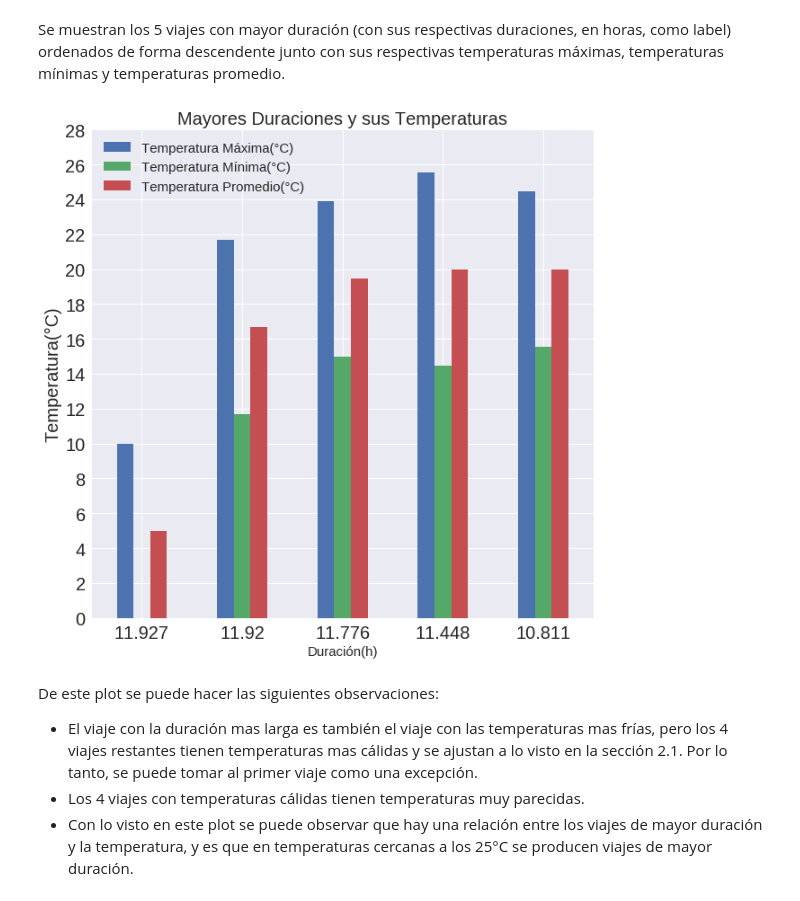
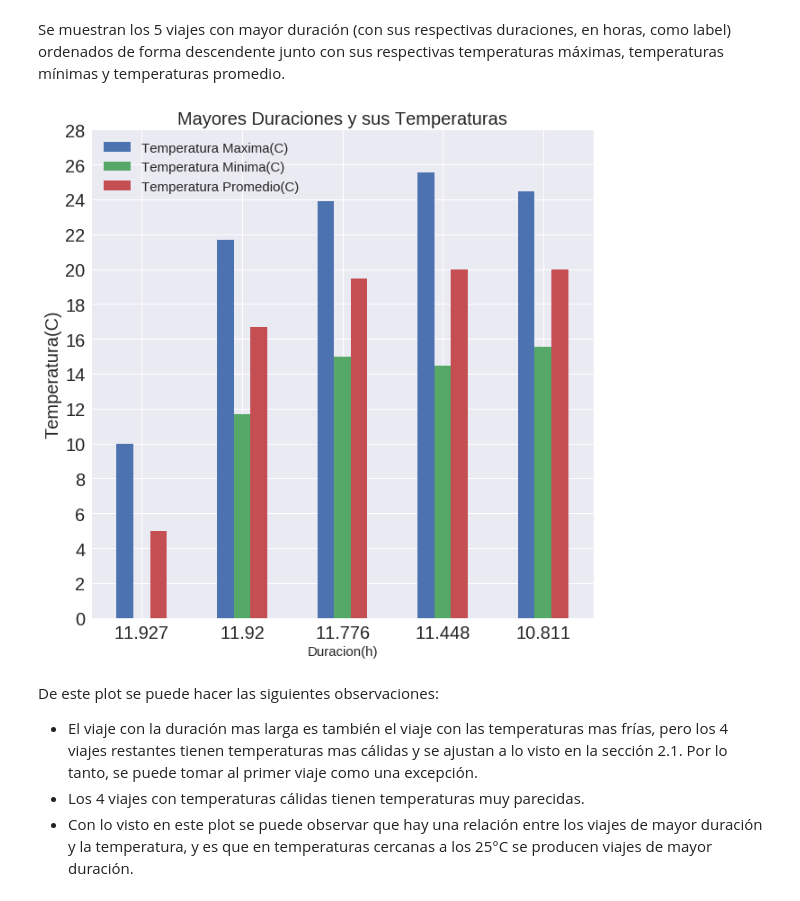
Before and after one commit to frisjon/tp1, a Jupyter notebook: notebooks/viajes_clima.ipynb, the cells around one changed output. Cells and saved outputs as stored; diff of their text form; code cells hidden in the pictures.

```diff
--- a/notebooks/viajes_clima.ipynb
+++ b/notebooks/viajes_clima.ipynb
@@ -332,12 +332,12 @@ Se muestran los 5 viajes con mayor duración (con sus respectivas duraciones, en
 # %%
 top_dur_temp_bar = top_dur_temp.plot.bar(figsize=(10,10), fontsize=20, rot=0);
 plt.yticks(range(0,30,2));
-plt.xlabel('Duración(h)', fontsize=15);
-plt.ylabel('Temperatura(°C)', fontsize=20);
+plt.xlabel('Duracion(h)', fontsize=15);
+plt.ylabel('Temperatura(C)', fontsize=20);
 plt.title('Mayores Duraciones y sus Temperaturas', fontsize=20);
-plt.legend(['Temperatura Máxima(°C)', 'Temperatura Mínima(°C)', 'Temperatura Promedio(°C)'], fontsize=15);
+plt.legend(['Temperatura Maxima(C)', 'Temperatura Minima(C)', 'Temperatura Promedio(C)'], fontsize=15);
 # %% [output]
-[figure, old version]
+[figure, new version]
 # %% [markdown]
 De este plot se puede hacer las siguientes observaciones:
 * El viaje con la duración mas larga es también el viaje con las temperaturas mas frías, pero los 4 viajes restantes tienen temperaturas mas cálidas y se ajustan a lo visto en la sección 2.1. Por lo tanto, se puede tomar al primer viaje como una excepción.
```
Also changed, not shown: parts of 16 cells of this notebook.
